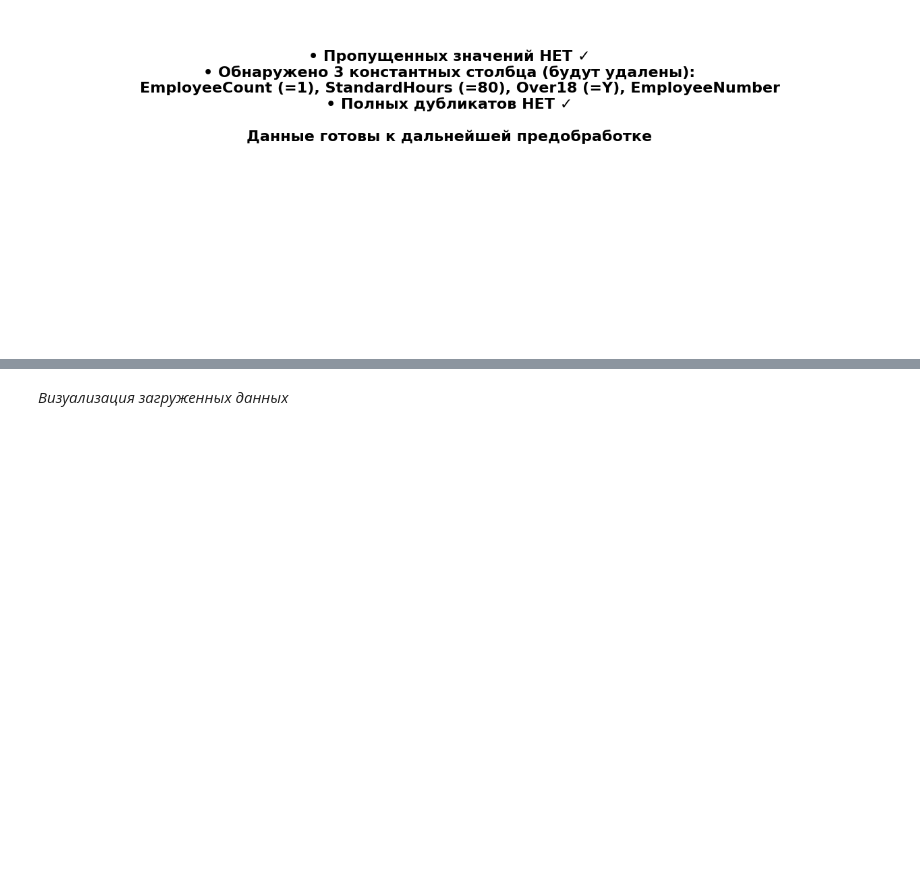
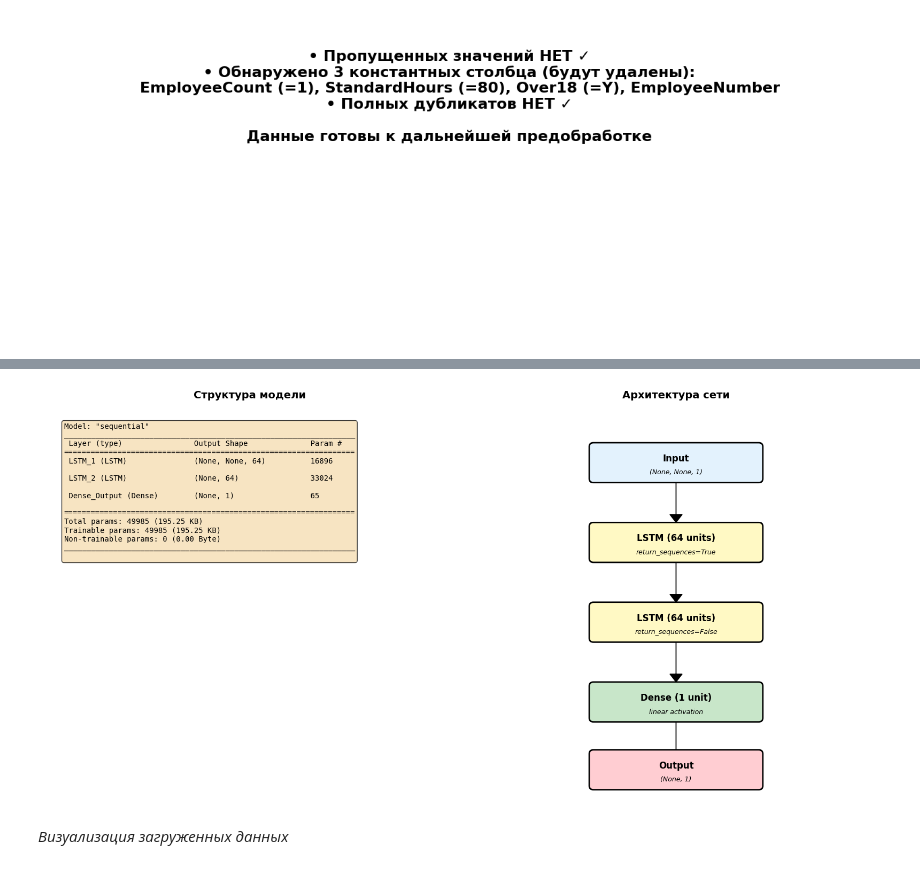
Before and after one commit to Slavik993/Explytacionnaya_Practica_Machine_Learning_5semestr, a Jupyter notebook: Shebanov_V15.ipynb, the cells around one changed output, grey strips where cells are left out. Drawn from its saved outputs; the diff is of its cells as text; code cells hidden in the pictures; blank space fills up the shorter version.

```diff
--- a/Shebanov_V15.ipynb
+++ b/Shebanov_V15.ipynb
@@ -154,0 +172,74 @@ plt.show()
+# %%
+
+import tensorflow as tf
+from tensorflow.keras.models import Sequential
+from tensorflow.keras.layers import LSTM, Dense
+import matplotlib.pyplot as plt
+from io import StringIO
+import sys
+
+
+model = Sequential([
+    LSTM(64, return_sequences=True, input_shape=(None, 1), name='LSTM_1'),
+    LSTM(64, return_sequences=False, name='LSTM_2'),
+    Dense(1, activation='linear', name='Dense_Output')
+])
+
+model.compile(optimizer='adam', loss='mse')
+
+
+summary_io = StringIO()
+model.summary(print_fn=lambda x: summary_io.write(x + '\n'))
+summary_text = summary_io.getvalue()
+
+print(summary_text)
+
+
+fig, (ax1, ax2) = plt.subplots(1, 2, figsize=(16, 8))
+
+
+ax1.text(0.05, 0.95, summary_text,
+         fontsize=10, fontfamily='monospace',
+         verticalalignment='top', transform=ax1.transAxes,
+         bbox=dict(boxstyle="round", facecolor="wheat", alpha=0.8))
+ax1.set_title('Структура модели', fontsize=14, fontweight='bold')
+ax1.axis('off')
+
+
+ax2.set_xlim(0, 10)
+ax2.set_ylim(0, 10)
+ax2.axis('off')
+
+def draw_keras_layer(ax, x, y, text, details, color):
+    from matplotlib.patches import FancyBboxPatch
+    rect = FancyBboxPatch((x-2, y-0.4), 4, 0.8,
+                          boxstyle="round,pad=0.1",
+                          facecolor=color, edgecolor='black', linewidth=2)
+    ax.add_patch(rect)
+    ax.text(x, y+0.1, text, ha='center', va='center',
+            fontsize=12, fontweight='bold')
+    ax.text(x, y-0.25, details, ha='center', va='center',
+            fontsize=9, style='italic')
+
+
+draw_keras_layer(ax2, 5, 8.5, 'Input', '(None, None, 1)', '#E3F2FD')
+ax2.arrow(5, 8, 0, -0.8, head_width=0.3, head_length=0.2, fc='black', ec='black')
+
+draw_keras_layer(ax2, 5, 6.5, 'LSTM (64 units)', 'return_sequences=True', '#FFF9C4')
+ax2.arrow(5, 6, 0, -0.8, head_width=0.3, head_length=0.2, fc='black', ec='black')
+
+draw_keras_layer(ax2, 5, 4.5, 'LSTM (64 units)', 'return_sequences=False', '#FFF9C4')
+ax2.arrow(5, 4, 0, -0.8, head_width=0.3, head_length=0.2, fc='black', ec='black')
+
+draw_keras_layer(ax2, 5, 2.5, 'Dense (1 unit)', 'linear activation', '#C8E6C9')
+ax2.arrow(5, 2, 0, -0.8, head_width=0.3, head_length=0.2, fc='black', ec='black')
+
+draw_keras_layer(ax2, 5, 0.8, 'Output', '(None, 1)', '#FFCDD2')
+
+ax2.set_title('Архитектура сети', fontsize=14, fontweight='bold')
+
+plt.tight_layout()
+plt.savefig('Рисунок_2.1_Архитектура_сети_TF.png', dpi=300, bbox_inches='tight')
+print("\n✓ Сохранено: Рисунок_Архитектура_сети_TF.png")
+plt.show()
+# %% [output]
@@ -155,3 +263,4 @@ plt.show()
+[figure, added]
 # %% [markdown]
 *Визуализация загруженных данных*
 # %%
```
Also changed, not shown: parts of 11 cells of this notebook, 24 other files.
